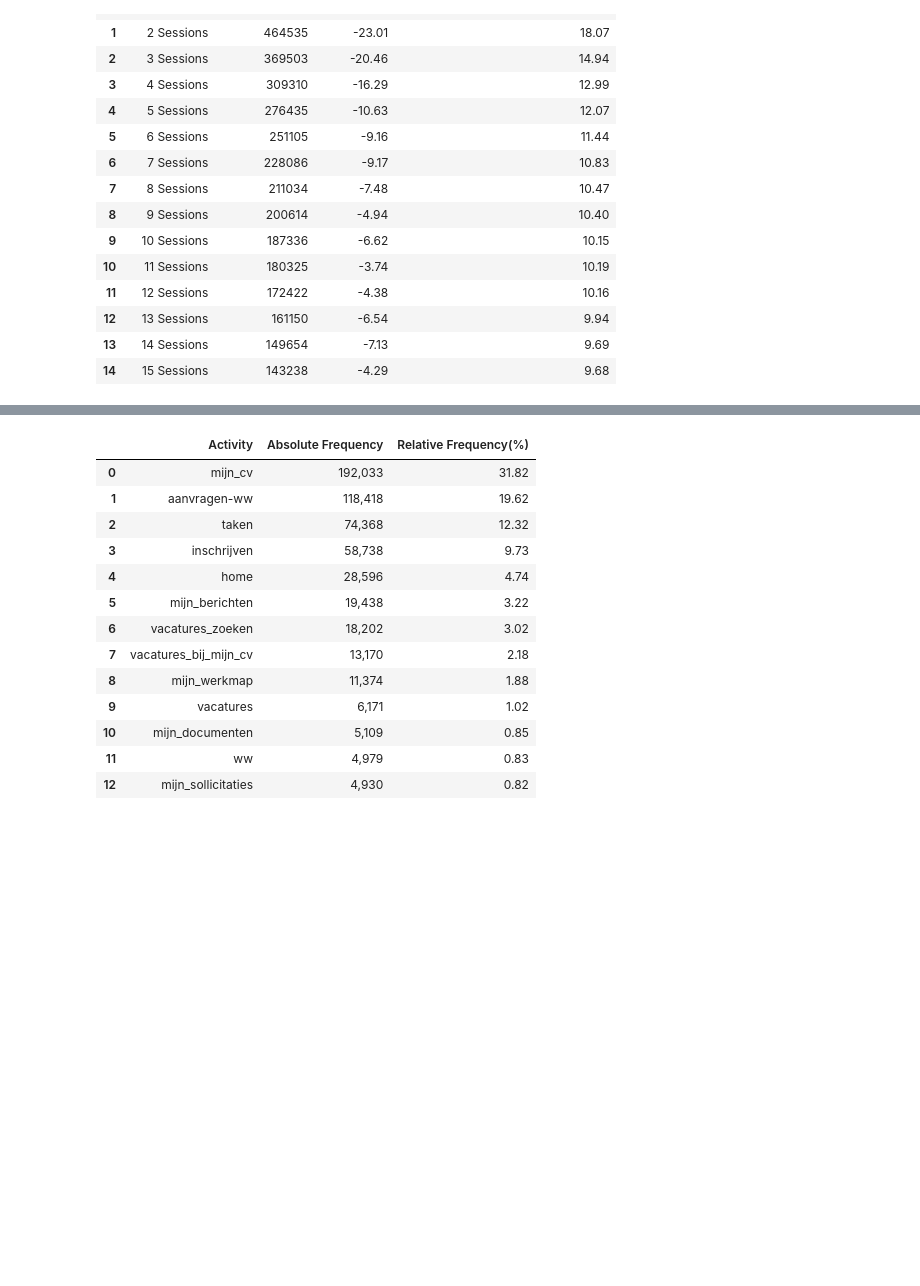
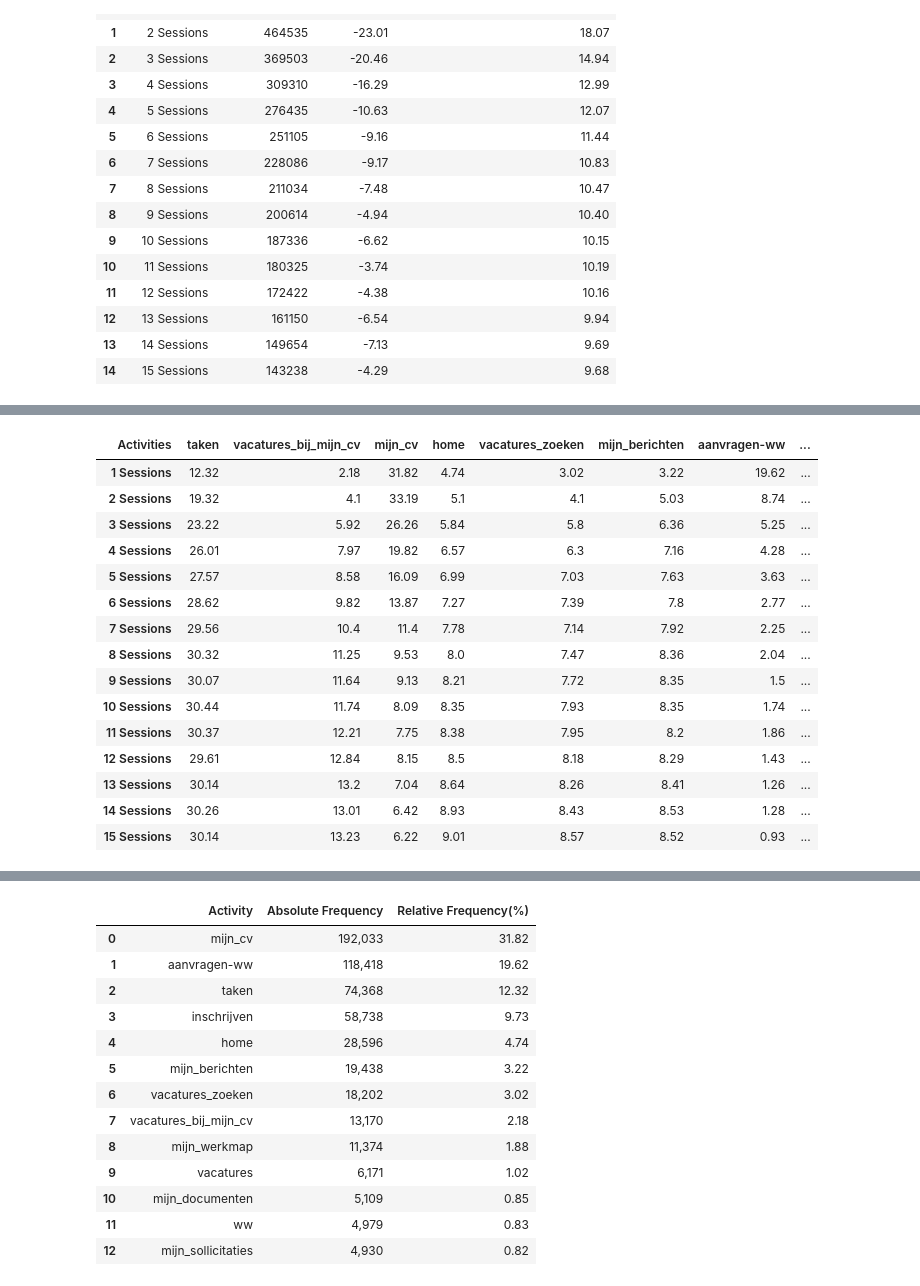
Before and after one commit to sinaaghaee/ProcessMiningProject-CustomerBehaviorAnalysis, a Jupyter notebook: BPM-Project-Aghaee-Varchandi-Mahmoodi.ipynb, the cells around one changed output, grey strips where cells are left out. Saved outputs shown, nothing was run; the diff lists cells and outputs as text; code cells hidden in the pictures; blank space fills up the shorter version.

```diff
--- a/BPM-Project-Aghaee-Varchandi-Mahmoodi.ipynb
+++ b/BPM-Project-Aghaee-Varchandi-Mahmoodi.ipynb
@@ -1247,0 +1261,3 @@ In order to identify the changes in the transition between websites we need to c
+# %%
+most_frequent_activites_list = activity_counts_all_logged_in[activity_counts_all_logged_in['Relative Frequency(%)'] >= 1.1]['Activity'].tolist()
+most_frequent_activites_list
@@ -1247,0 +1326,29 @@ In order to identify the changes in the transition between websites we need to c
+# %%
+# converting the dictionary to a dataframe
+# activity_relative_frequency_over_sessions = pd.DataFrame(data=activity_relative_frequency_over_sessions)
+# activity_relative_frequency_over_sessions
+
+activity_relative_frequency_over_sessions = pd.DataFrame.from_dict(data=activity_relative_frequency_over_sessions , orient='index')
+activity_relative_frequency_over_sessions
+
+new_header = activity_relative_frequency_over_sessions.iloc[0] #grab the first row for the header
+activity_relative_frequency_over_sessions =activity_relative_frequency_over_sessions[1:] #take the data less the header row
+activity_relative_frequency_over_sessions.columns = new_header
+activity_relative_frequency_over_sessions
+# %% [output]
+| Activities | taken | vacatures_bij_mijn_cv | mijn_cv | home | vacatures_zoeken | mijn_berichten | aanvragen-ww | ... |
+| 1 Sessions | 12.32 | 2.18 | 31.82 | 4.74 | 3.02 | 3.22 | 19.62 | ... |
+| 2 Sessions | 19.32 | 4.1 | 33.19 | 5.1 | 4.1 | 5.03 | 8.74 | ... |
+| 3 Sessions | 23.22 | 5.92 | 26.26 | 5.84 | 5.8 | 6.36 | 5.25 | ... |
+| 4 Sessions | 26.01 | 7.97 | 19.82 | 6.57 | 6.3 | 7.16 | 4.28 | ... |
+| 5 Sessions | 27.57 | 8.58 | 16.09 | 6.99 | 7.03 | 7.63 | 3.63 | ... |
+| 6 Sessions | 28.62 | 9.82 | 13.87 | 7.27 | 7.39 | 7.8 | 2.77 | ... |
+| 7 Sessions | 29.56 | 10.4 | 11.4 | 7.78 | 7.14 | 7.92 | 2.25 | ... |
+| 8 Sessions | 30.32 | 11.25 | 9.53 | 8.0 | 7.47 | 8.36 | 2.04 | ... |
+| 9 Sessions | 30.07 | 11.64 | 9.13 | 8.21 | 7.72 | 8.35 | 1.5 | ... |
+| 10 Sessions | 30.44 | 11.74 | 8.09 | 8.35 | 7.93 | 8.35 | 1.74 | ... |
+| 11 Sessions | 30.37 | 12.21 | 7.75 | 8.38 | 7.95 | 8.2 | 1.86 | ... |
+| 12 Sessions | 29.61 | 12.84 | 8.15 | 8.5 | 8.18 | 8.29 | 1.43 | ... |
+| 13 Sessions | 30.14 | 13.2 | 7.04 | 8.64 | 8.26 | 8.41 | 1.26 | ... |
+| 14 Sessions | 30.26 | 13.01 | 6.42 | 8.93 | 8.43 | 8.53 | 1.28 | ... |
+| 15 Sessions | 30.14 | 13.23 | 6.22 | 9.01 | 8.57 | 8.52 | 0.93 | ... |
```
Also changed, not shown: parts of 55 cells of this notebook.
